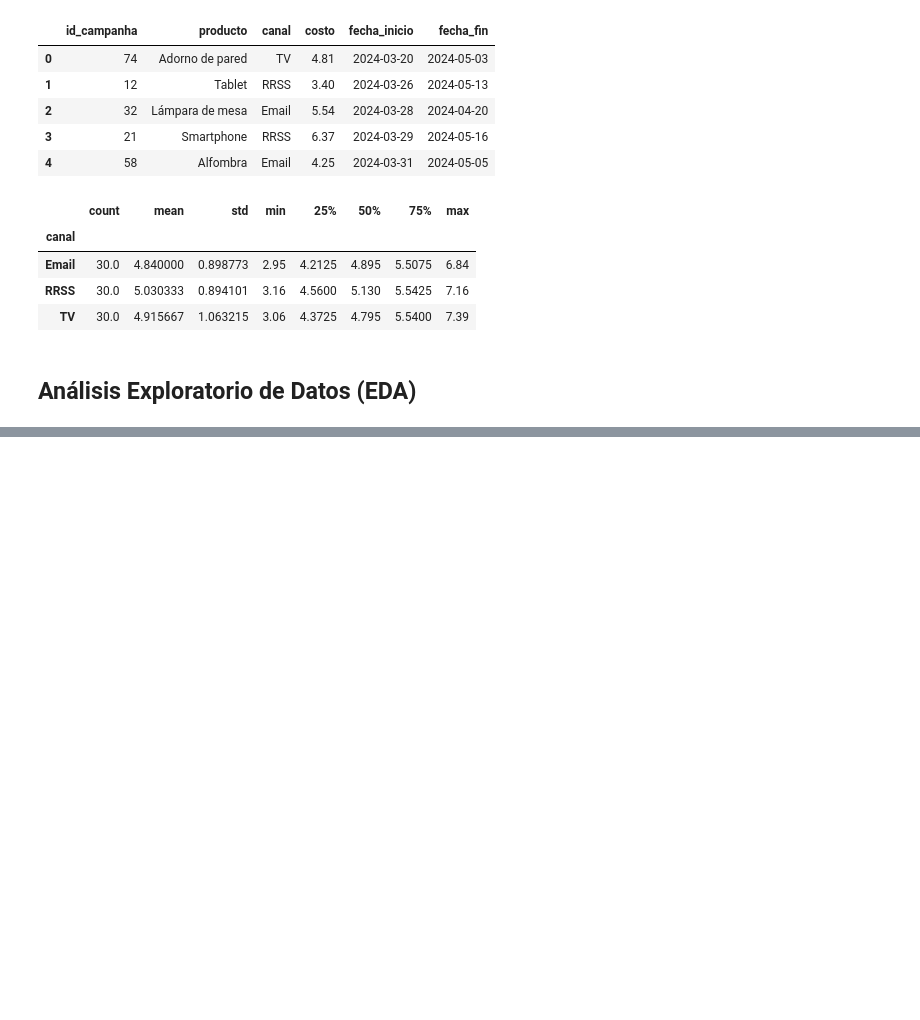
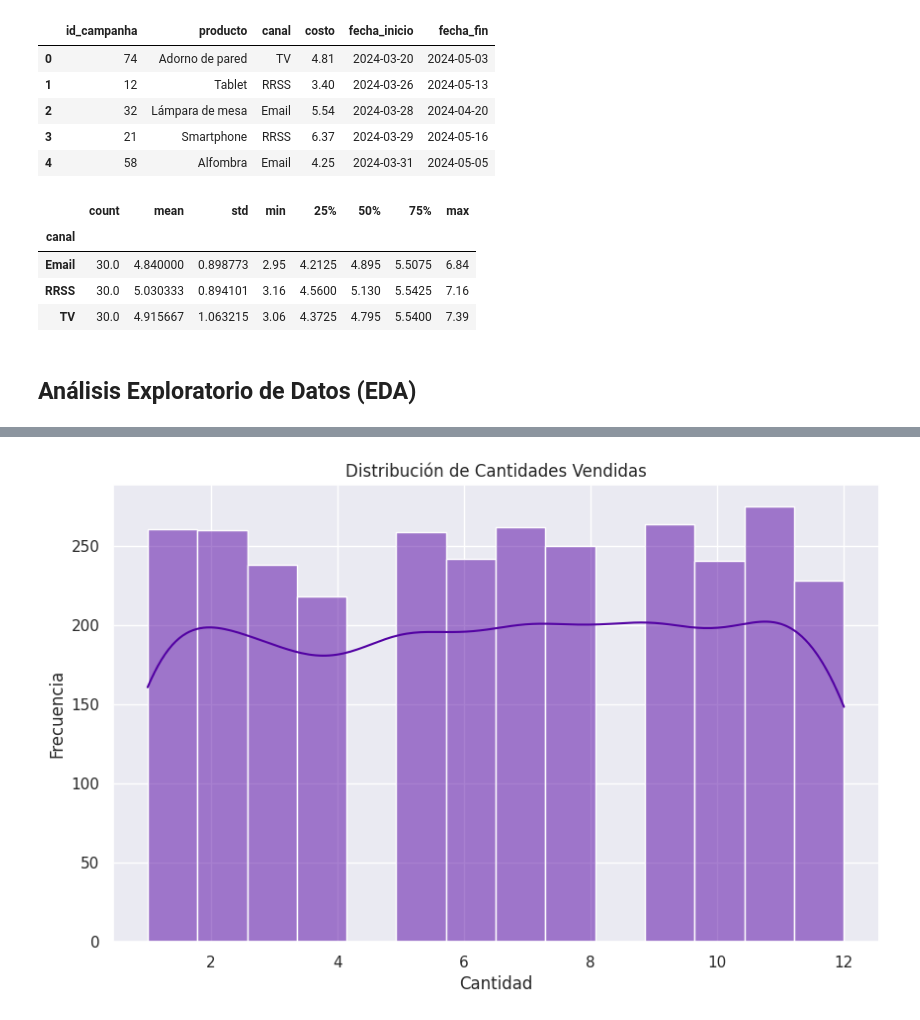
Before and after one commit to CamilaVillarreal/Comision-252613-TPI-Data-Analytics-Final, a Jupyter notebook: Final.ipynb, the cells around one changed output, grey strips where cells are left out. Cells and saved outputs as stored; diff of their text form; code cells hidden in the pictures; blank space fills up the shorter version.

```diff
--- a/Final.ipynb
+++ b/Final.ipynb
@@ -909,0 +914,19 @@ plt.show()
+# %%
+
+## Histograma de precios
+
+# Estilo y tamaños
+plt.figure(figsize=(10,6))
+sns.set_theme(style="darkgrid", palette="plasma")
+
+# Graficamos
+
+sns.histplot(df_ventas["cantidad"], kde=True, bins="auto")
+
+# Títulos y leyendas
+plt.title("Distribución de Cantidades Vendidas")
+plt.xlabel("Cantidad")
+plt.ylabel("Frecuencia")
+plt.show()
+# %% [output]
+[figure, added]
```
Also changed, not shown: parts of 29 cells of this notebook.
